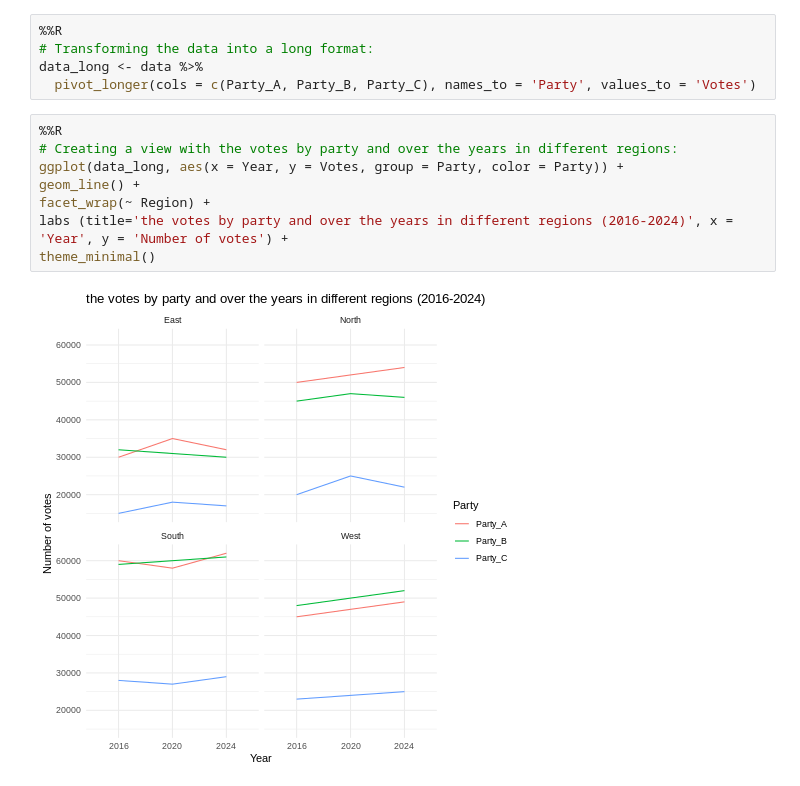
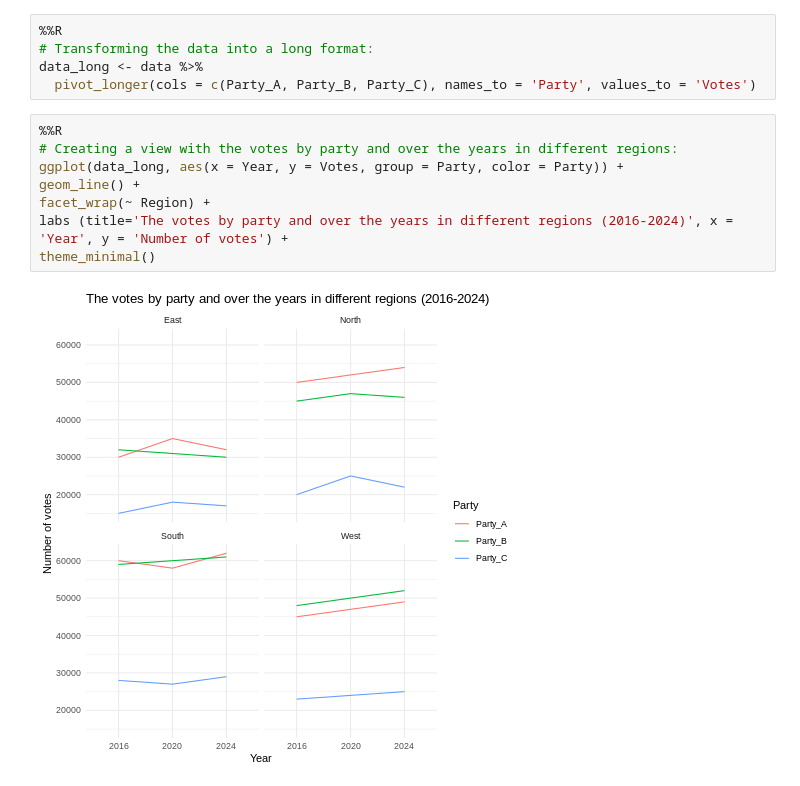
Before and after one commit to guilhermelaviola/DataScienceApplicationsInComputerVision, a Jupyter notebook: Class10.ipynb, the cells around one changed output. Drawn from its saved outputs; the diff is of its cells as text.

```diff
--- a/Class10.ipynb
+++ b/Class10.ipynb
@@ -79,10 +87,10 @@ data_long <- data %>%
 # %%
 %%R
 # Creating a view with the votes by party and over the years in different regions:
 ggplot(data_long, aes(x = Year, y = Votes, group = Party, color = Party)) +
 geom_line() +
 facet_wrap(~ Region) +
-labs (title='the votes by party and over the years in different regions (2016-2024)', x = 'Year', y = 'Number of votes') +
+labs (title='The votes by party and over the years in different regions (2016-2024)', x = 'Year', y = 'Number of votes') +
 theme_minimal()
 # %% [output]
-[figure, old version]
+[figure, new version]
```
Also changed, not shown: parts of 5 cells of this notebook.
